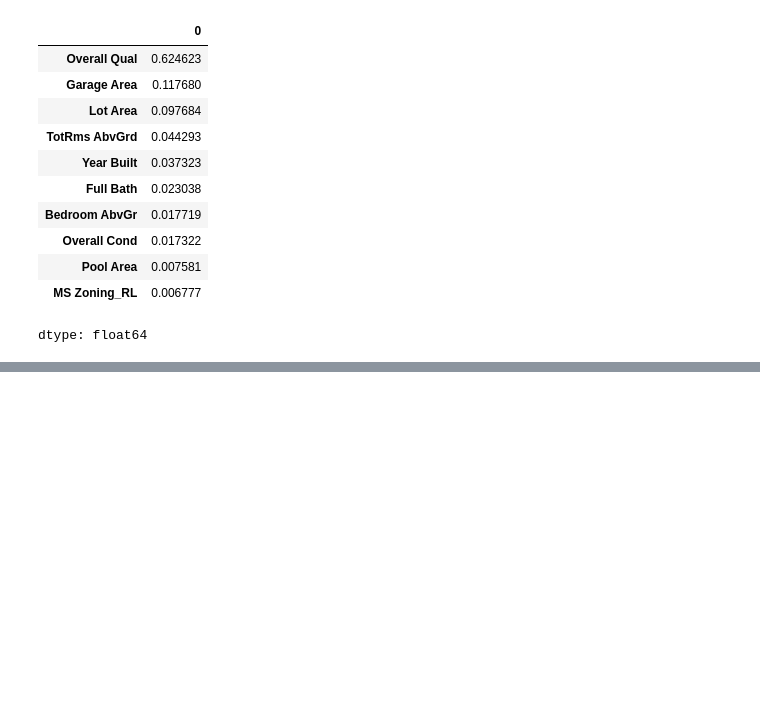
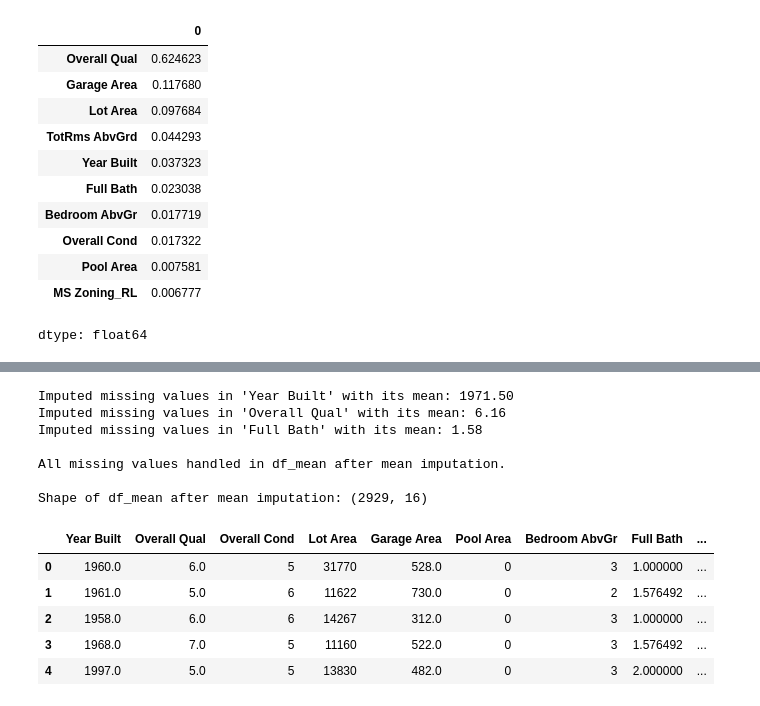
Before and after one commit to matteogolfarelli/DataCentricAI, a Jupyter notebook: Data Preparation/Forecast_SalesPRice_with_missing_data_.ipynb, the cells around one changed output, grey strips where cells are left out. Drawn from its saved outputs; the diff is of its cells as text; code cells hidden in the pictures; blank space fills up the shorter version.

```diff
--- a/Data Preparation/Forecast_SalesPRice_with_missing_data_.ipynb
+++ b/Data Preparation/Forecast_SalesPRice_with_missing_data_.ipynb
@@ -560,0 +631,36 @@ dtype: float64
+# %%
+if 'df_encoded' in locals() and df_encoded is not None:
+    df_mean = df_encoded.copy()
+
+    numerical_cols = df_mean.select_dtypes(include=['int64', 'float64']).columns
+
+    for col in numerical_cols:
+        if df_mean[col].isnull().any():
+            mean_value = df_mean[col].mean()
+            df_mean[col] = df_mean[col].fillna(mean_value)
+            print(f"Imputed missing values in '{col}' with its mean: {mean_value:.2f}")
+
+    if df_mean.isnull().sum().sum() == 0:
+        print("\nAll missing values handled in df_mean after mean imputation.")
+    else:
+        print("\nWarning: Some missing values still exist in df_mean. Details:")
+        display(df_mean.isnull().sum()[df_mean.isnull().sum() > 0])
+
+    print("\nShape of df_mean after mean imputation:", df_mean.shape)
+    display(df_mean.head())
+else:
+    print("DataFrame 'df_encoded' is not available for mean imputation.")
+# %% [output]
+Imputed missing values in 'Year Built' with its mean: 1971.50
+Imputed missing values in 'Overall Qual' with its mean: 6.16
+Imputed missing values in 'Full Bath' with its mean: 1.58
+
+All missing values handled in df_mean after mean imputation.
+
+Shape of df_mean after mean imputation: (2929, 16)
+|  | Year Built | Overall Qual | Overall Cond | Lot Area | Garage Area | Pool Area | Bedroom AbvGr | Full Bath | ... |
+| 0 | 1960.0 | 6.0 | 5 | 31770 | 528.0 | 0 | 3 | 1.000000 | ... |
+| 1 | 1961.0 | 5.0 | 6 | 11622 | 730.0 | 0 | 2 | 1.576492 | ... |
+| 2 | 1958.0 | 6.0 | 6 | 14267 | 312.0 | 0 | 3 | 1.000000 | ... |
+| 3 | 1968.0 | 7.0 | 5 | 11160 | 522.0 | 0 | 3 | 1.576492 | ... |
+| 4 | 1997.0 | 5.0 | 5 | 13830 | 482.0 | 0 | 3 | 2.000000 | ... |
```
Also changed, not shown: parts of 21 cells of this notebook.
